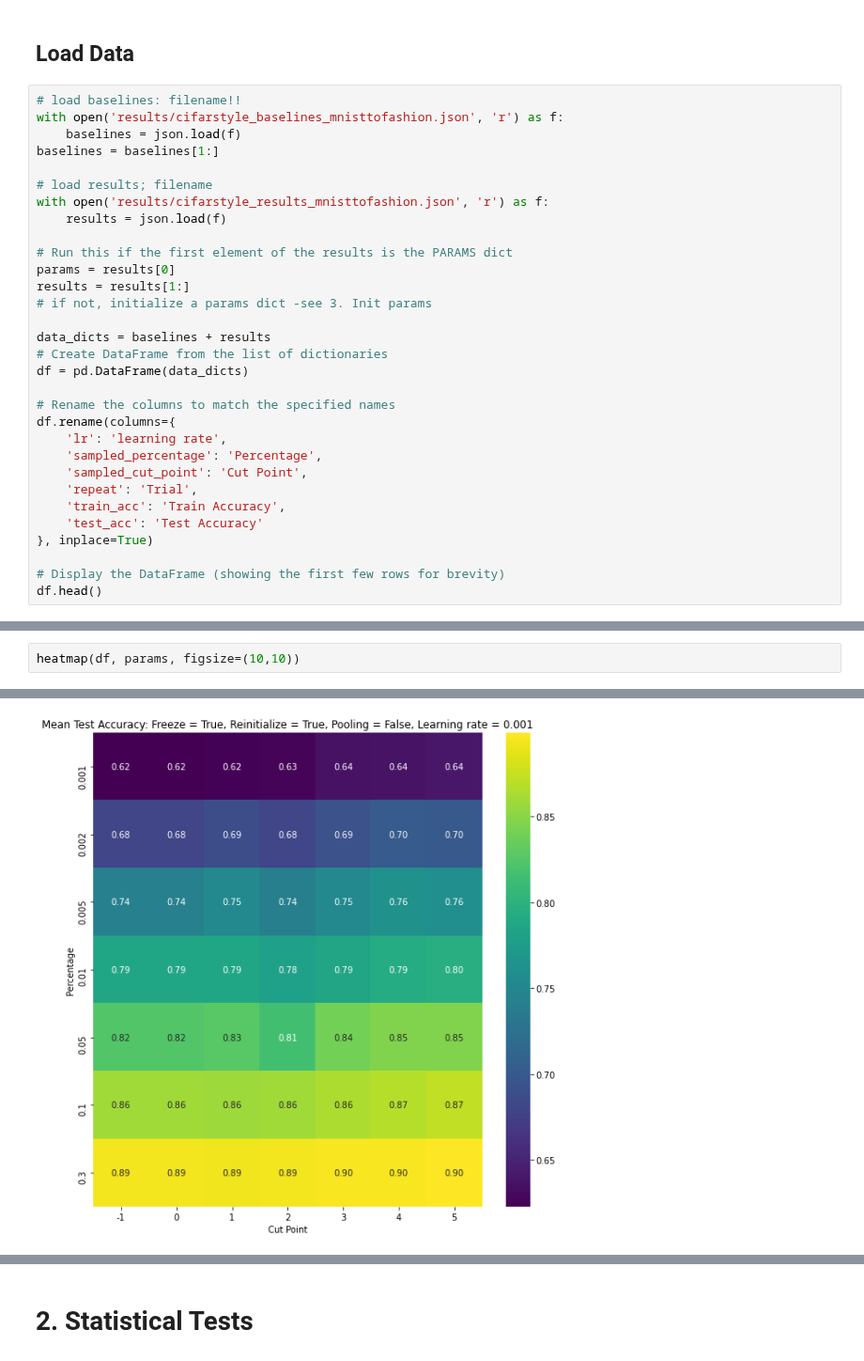
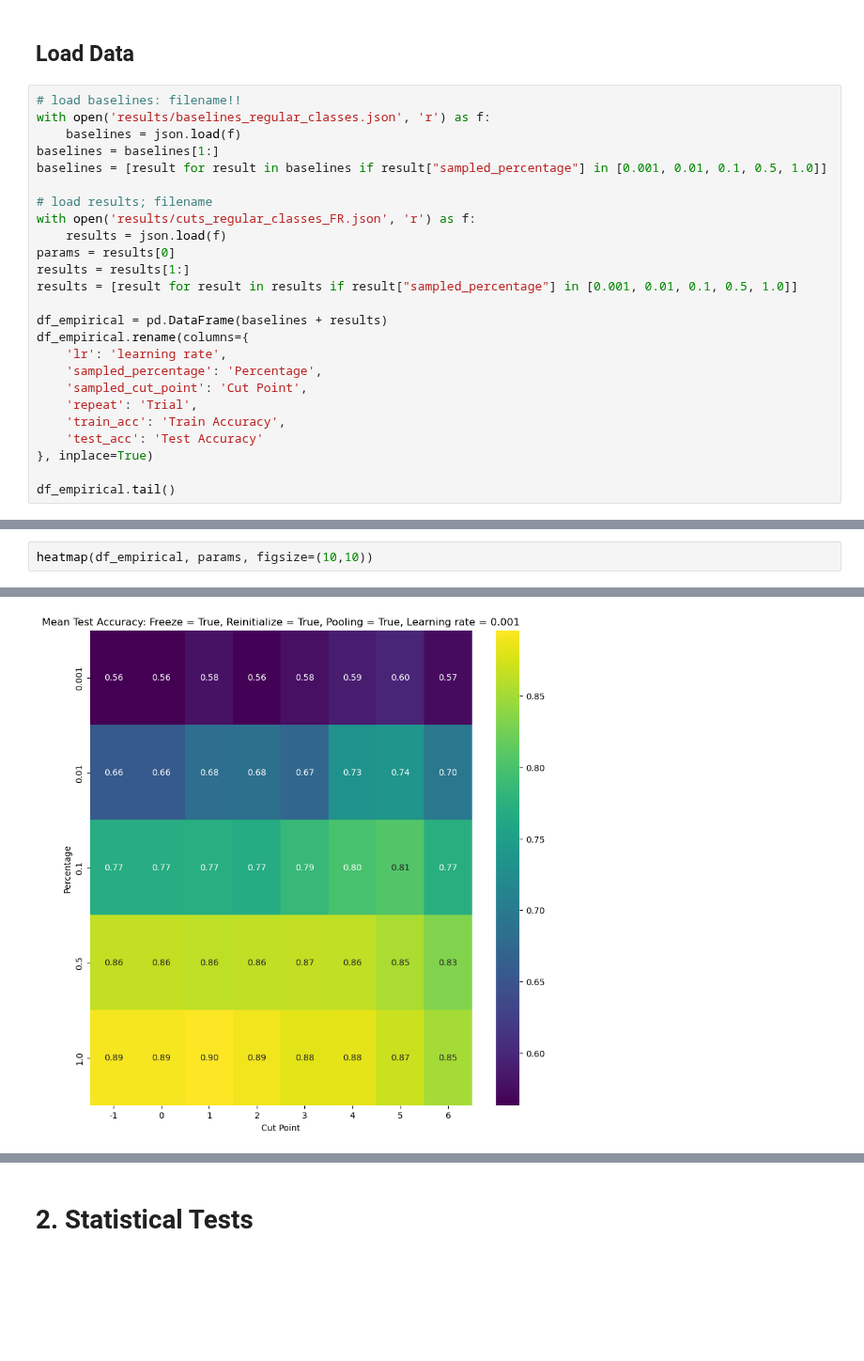
Before and after one commit to tusharmanekar/mp-tl-study, a Jupyter notebook: MNIST_to_FashionMNIST/visualizations.ipynb, the cells around one changed output, grey strips where cells are left out. Shown at 94% size. Drawn from its saved outputs; the diff is of its cells as text; blank space fills up the shorter version.

```diff
--- a/MNIST_to_FashionMNIST/visualizations.ipynb
+++ b/MNIST_to_FashionMNIST/visualizations.ipynb
@@ -8,25 +8,20 @@ from functions.visualization_utils import *
 ## Load Data
 # %%
 # load baselines: filename!!
-with open('results/cifarstyle_baselines_mnisttofashion.json', 'r') as f:
+with open('results/baselines_regular_classes.json', 'r') as f:
     baselines = json.load(f)
 baselines = baselines[1:]
+baselines = [result for result in baselines if result["sampled_percentage"] in [0.001, 0.01, 0.1, 0.5, 1.0]]
 
 # load results; filename
-with open('results/cifarstyle_results_mnisttofashion.json', 'r') as f:
+with open('results/cuts_regular_classes_FR.json', 'r') as f:
     results = json.load(f)
-
-# Run this if the first element of the results is the PARAMS dict
 params = results[0]
 results = results[1:]
-# if not, initialize a params dict -see 3. Init params
+results = [result for result in results if result["sampled_percentage"] in [0.001, 0.01, 0.1, 0.5, 1.0]]
 
-data_dicts = baselines + results
-# Create DataFrame from the list of dictionaries
-df = pd.DataFrame(data_dicts)
-
-# Rename the columns to match the specified names
-df.rename(columns={
+df_empirical = pd.DataFrame(baselines + results)
+df_empirical.rename(columns={
     'lr': 'learning rate',
     'sampled_percentage': 'Percentage',
     'sampled_cut_point': 'Cut Point',
@@ -35,7 +30,6 @@ df.rename(columns={
     'test_acc': 'Test Accuracy'
 }, inplace=True)
 
-# Display the DataFrame (showing the first few rows for brevity)
-df.head()
+df_empirical.tail()
 # %% [output]
 |  | learning rate | Percentage | Cut Point | Trial | Train Accuracy | Test Accuracy |
@@ -108,3 +51,3 @@ compare_to_baseline_line_plot(df)
 # %%
-heatmap(df, params, figsize=(10,10))
+heatmap(df_empirical, params, figsize=(10,10))
 # %% [output]
@@ -112 +55 @@ heatmap(df, params, figsize=(10,10))
-[figure, old version]
+[figure, new version]
```
Also changed, not shown: parts of 13 cells of this notebook, 27 other files.
